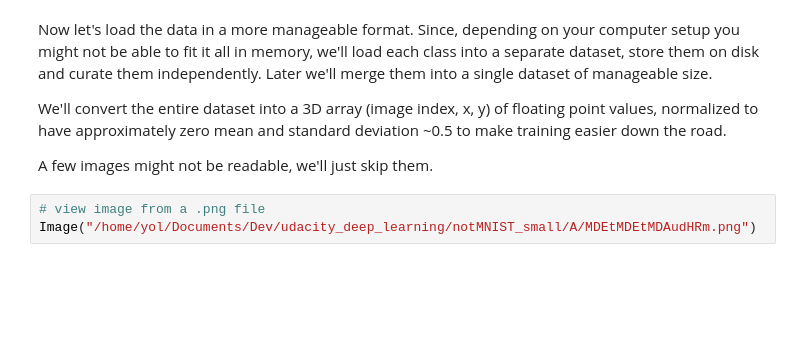
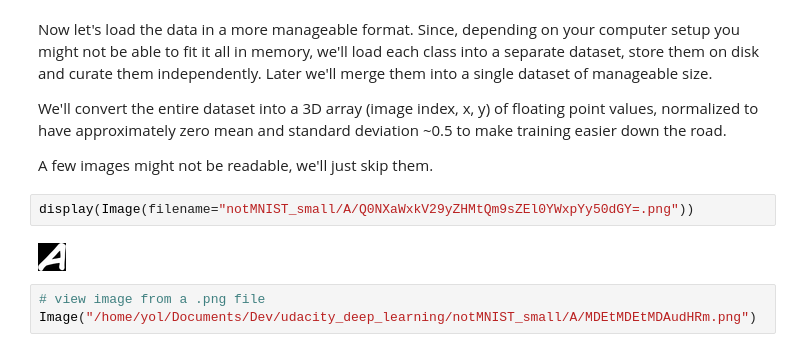
Before and after one commit to kuatroka/udacity_deep_learning, a Jupyter notebook: 1_notmnist-Copy1.ipynb, the cells around one changed output. Saved outputs shown, nothing was run; the diff lists cells and outputs as text; blank space fills up the shorter version.

```diff
--- a/1_notmnist-Copy1.ipynb
+++ b/1_notmnist-Copy1.ipynb
@@ -119,6 +119,10 @@ Now let's load the data in a more manageable format. Since, depending on your co
 We'll convert the entire dataset into a 3D array (image index, x, y) of floating point values, normalized to have approximately zero mean and standard deviation ~0.5 to make training easier down the road.
 
 A few images might not be readable, we'll just skip them.
+# %%
+display(Image(filename="notMNIST_small/A/Q0NXaWxkV29yZHMtQm9sZEl0YWxpYy50dGY=.png"))
+# %% [output]
+[figure, added]
 # %%
 # view image from a .png file
 Image("/home/yol/Documents/Dev/udacity_deep_learning/notMNIST_small/A/MDEtMDEtMDAudHRm.png")
```
Also changed, not shown: parts of 8 cells of this notebook.
